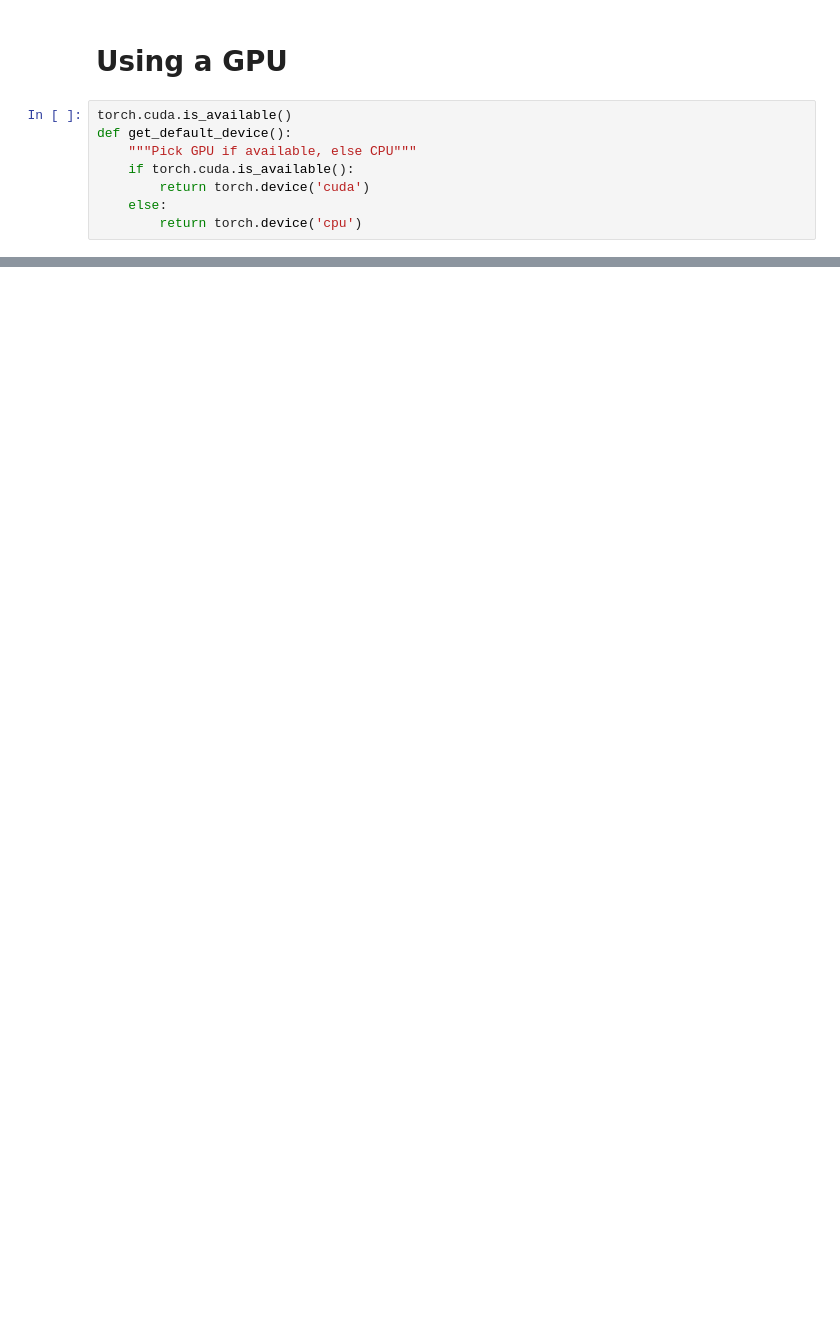
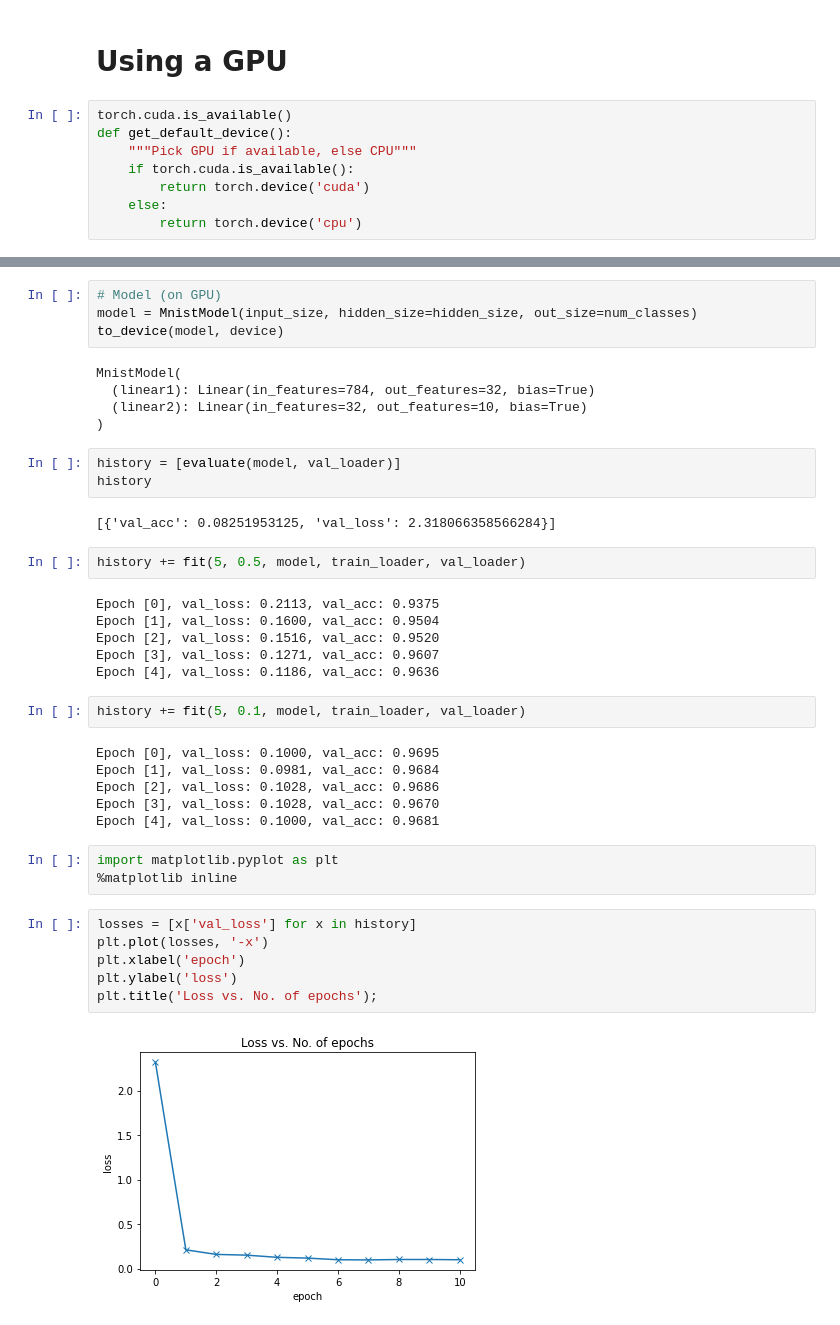
Before and after one commit to LinLinLinzp/DL_with_PyTorch, a Jupyter notebook: 04_Train_with_GPU.ipynb, the cells around one changed output, grey strips where cells are left out. Saved outputs shown, nothing was run; the diff lists cells and outputs as text; blank space fills up the shorter version.

```diff
--- a/04_Train_with_GPU.ipynb
+++ b/04_Train_with_GPU.ipynb
@@ -139,0 +210,41 @@ device(type='cpu')
+# %%
+# Model (on GPU)
+model = MnistModel(input_size, hidden_size=hidden_size, out_size=num_classes)
+to_device(model, device)
+# %% [output]
+MnistModel(
+  (linear1): Linear(in_features=784, out_features=32, bias=True)
+  (linear2): Linear(in_features=32, out_features=10, bias=True)
+)
+# %%
+history = [evaluate(model, val_loader)]
+history
+# %% [output]
+[{'val_acc': 0.08251953125, 'val_loss': 2.318066358566284}]
+# %%
+history += fit(5, 0.5, model, train_loader, val_loader)
+# %% [output]
+Epoch [0], val_loss: 0.2113, val_acc: 0.9375
+Epoch [1], val_loss: 0.1600, val_acc: 0.9504
+Epoch [2], val_loss: 0.1516, val_acc: 0.9520
+Epoch [3], val_loss: 0.1271, val_acc: 0.9607
+Epoch [4], val_loss: 0.1186, val_acc: 0.9636
+# %%
+history += fit(5, 0.1, model, train_loader, val_loader)
+# %% [output]
+Epoch [0], val_loss: 0.1000, val_acc: 0.9695
+Epoch [1], val_loss: 0.0981, val_acc: 0.9684
+Epoch [2], val_loss: 0.1028, val_acc: 0.9686
+Epoch [3], val_loss: 0.1028, val_acc: 0.9670
+Epoch [4], val_loss: 0.1000, val_acc: 0.9681
+# %%
+import matplotlib.pyplot as plt
+%matplotlib inline
+# %%
+losses = [x['val_loss'] for x in history]
+plt.plot(losses, '-x')
+plt.xlabel('epoch')
+plt.ylabel('loss')
+plt.title('Loss vs. No. of epochs');
+# %% [output]
+[figure, added]
```
Also changed, not shown: parts of 10 cells of this notebook.
